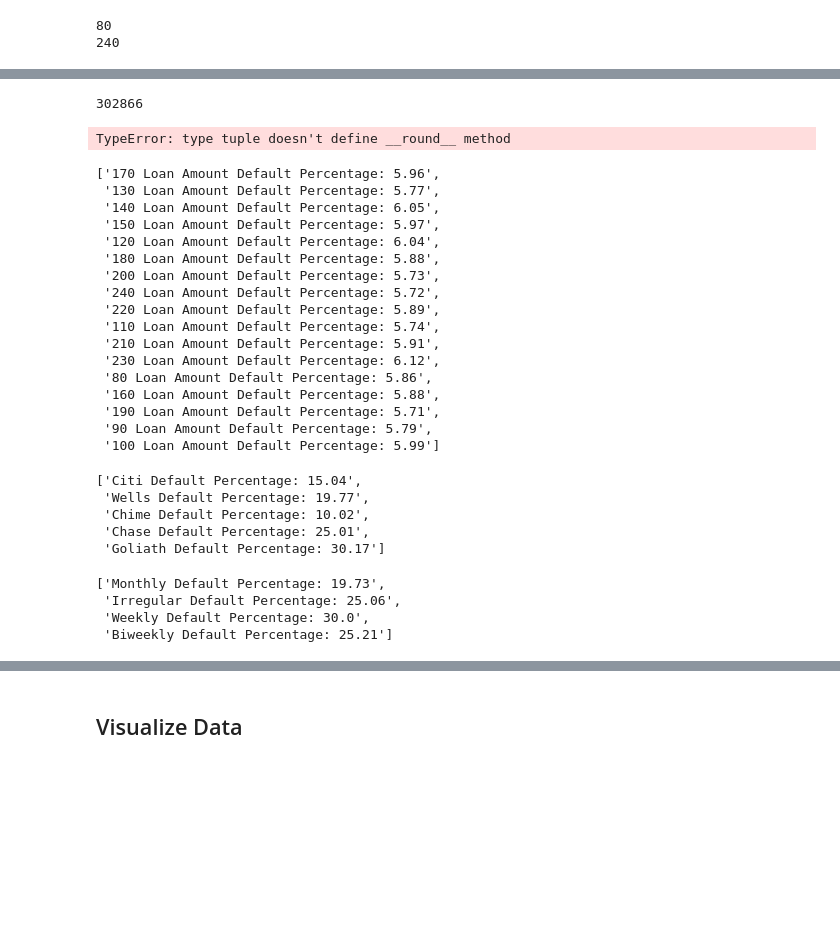
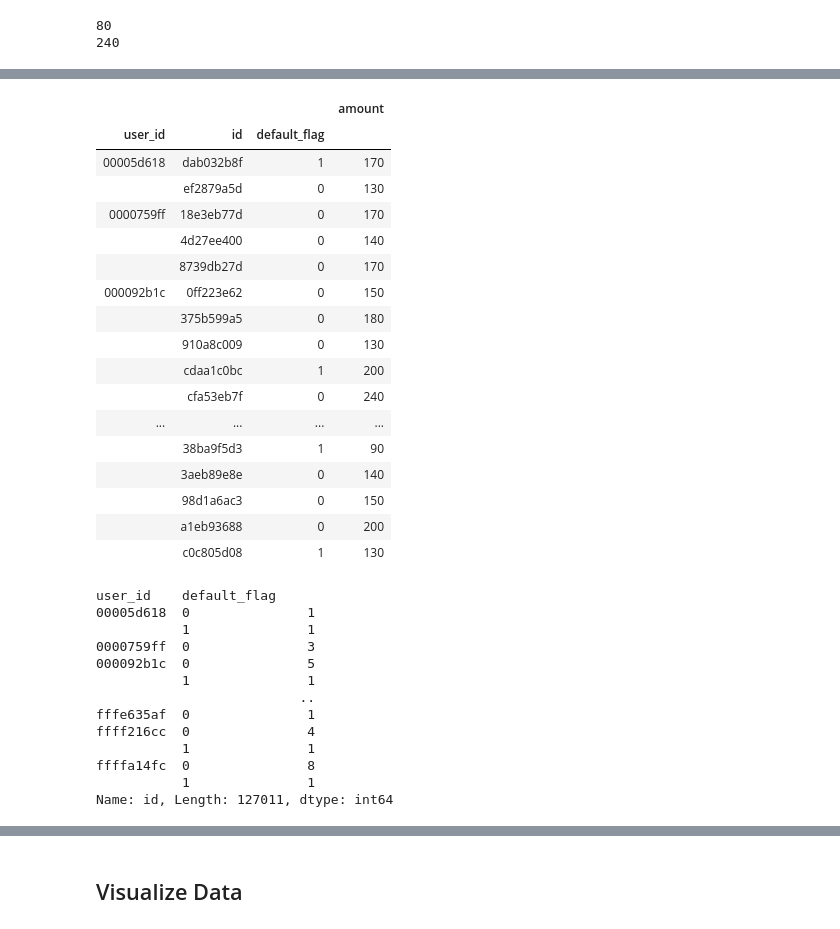
Before and after one commit to TaraRosen/brigit_assessment, a Jupyter notebook: rosen_tara_brigit_assessment.ipynb, the cells around one changed output, grey strips where cells are left out. Cells and saved outputs as stored; diff of their text form; code cells hidden in the pictures; blank space fills up the shorter version.

```diff
--- a/rosen_tara_brigit_assessment.ipynb
+++ b/rosen_tara_brigit_assessment.ipynb
@@ -209,43 +358,37 @@ by_state('location_state', df)
-# %%
-len(df['id'])
-# %% [output]
-302866
-# %%
-str(round(((len(df[(df['default_flag'] == 1) & (df['location_state'] == 'TX')]))/302866*100, 2)))
-# %% [output]
-TypeError: type tuple doesn't define __round__ method
-# %%
-def_by_amount('amount', df)
-# %% [output]
-['170 Loan Amount Default Percentage: 5.96',
- '130 Loan Amount Default Percentage: 5.77',
- '140 Loan Amount Default Percentage: 6.05',
- '150 Loan Amount Default Percentage: 5.97',
- '120 Loan Amount Default Percentage: 6.04',
- '180 Loan Amount Default Percentage: 5.88',
- '200 Loan Amount Default Percentage: 5.73',
- '240 Loan Amount Default Percentage: 5.72',
- '220 Loan Amount Default Percentage: 5.89',
- '110 Loan Amount Default Percentage: 5.74',
- '210 Loan Amount Default Percentage: 5.91',
- '230 Loan Amount Default Percentage: 6.12',
- '80 Loan Amount Default Percentage: 5.86',
- '160 Loan Amount Default Percentage: 5.88',
- '190 Loan Amount Default Percentage: 5.71',
- '90 Loan Amount Default Percentage: 5.79',
- '100 Loan Amount Default Percentage: 5.99']
-# %%
-def_by_bank('banks', df)
-# %% [output]
-['Citi Default Percentage: 15.04',
- 'Wells Default Percentage: 19.77',
- 'Chime Default Percentage: 10.02',
- 'Chase Default Percentage: 25.01',
- 'Goliath Default Percentage: 30.17']
-# %%
-def_pay_freq('pay_frequency', df)
-# %% [output]
-['Monthly Default Percentage: 19.73',
- 'Irregular Default Percentage: 25.06',
- 'Weekly Default Percentage: 30.0',
- 'Biweekly Default Percentage: 25.21']
+# %%
+df.groupby(['user_id', 'id', 'default_flag']).sum().head(50)
+# %% [output]
+|  |  |  | amount |
+| user_id | id | default_flag |  |
+| 00005d618 | dab032b8f | 1 | 170 |
+|  | ef2879a5d | 0 | 130 |
+| 0000759ff | 18e3eb77d | 0 | 170 |
+|  | 4d27ee400 | 0 | 140 |
+|  | 8739db27d | 0 | 170 |
+| 000092b1c | 0ff223e62 | 0 | 150 |
+|  | 375b599a5 | 0 | 180 |
+|  | 910a8c009 | 0 | 130 |
+|  | cdaa1c0bc | 1 | 200 |
+|  | cfa53eb7f | 0 | 240 |
+| ... | ... | ... | ... |
+|  | 38ba9f5d3 | 1 | 90 |
+|  | 3aeb89e8e | 0 | 140 |
+|  | 98d1a6ac3 | 0 | 150 |
+|  | a1eb93688 | 0 | 200 |
+|  | c0c805d08 | 1 | 130 |
+# %%
+df.groupby(["user_id", "default_flag"])['id'].count()
+# %% [output]
+user_id    default_flag
+00005d618  0               1
+           1               1
+0000759ff  0               3
+000092b1c  0               5
+           1               1
+                          ..
+fffe635af  0               1
+ffff216cc  0               4
+           1               1
+ffffa14fc  0               8
+           1               1
+Name: id, Length: 127011, dtype: int64
```
Also changed, not shown: parts of 25 cells of this notebook.
